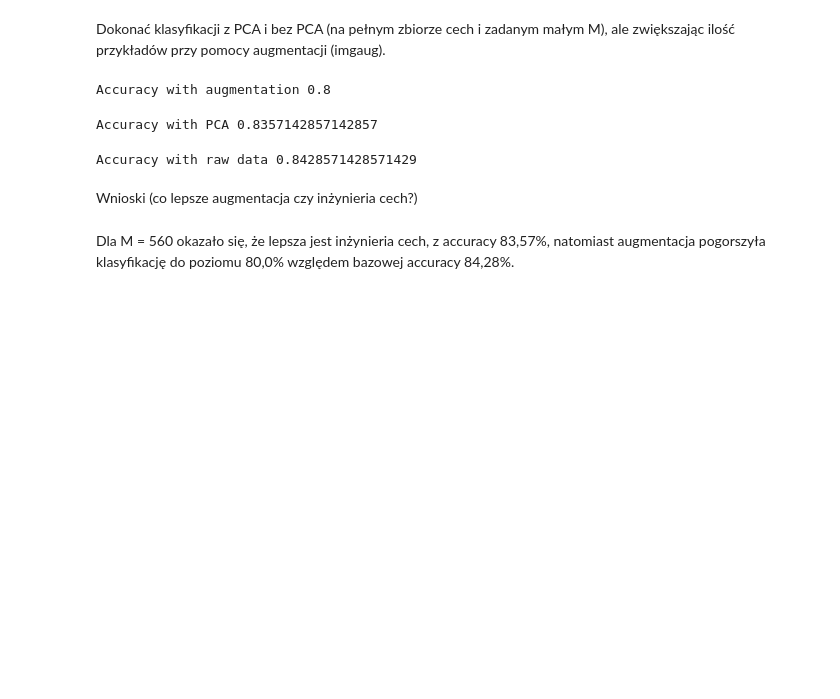
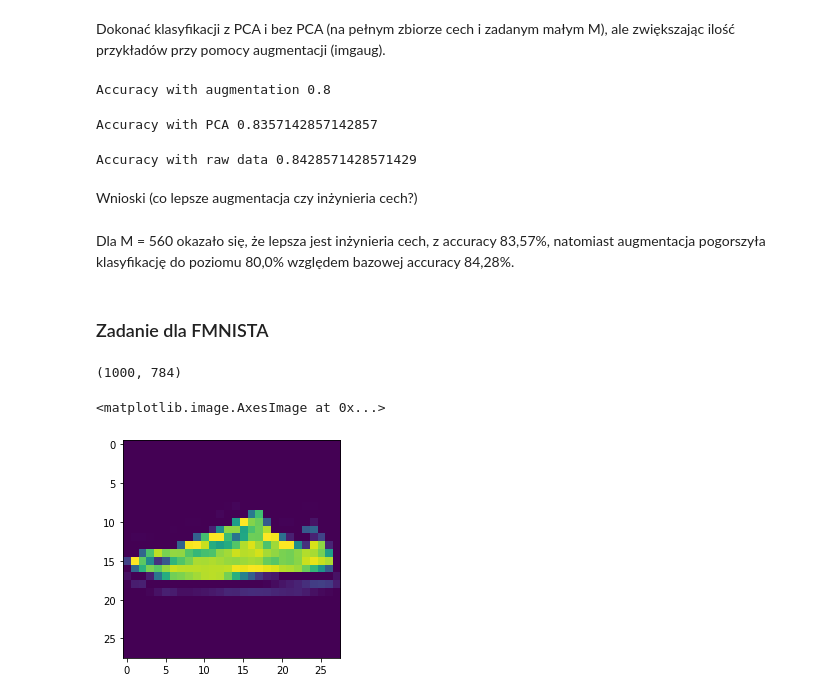
Before and after one commit to arkadiuss/ML_lab2_solution, a Jupyter notebook: lab2_tutorial.ipynb, the cells around one changed output. Saved outputs shown, nothing was run; the diff lists cells and outputs as text; code cells hidden in the pictures; blank space fills up the shorter version.

Commit message:
apply algorithms also for fmnist

```diff
--- a/lab2_tutorial.ipynb
+++ b/lab2_tutorial.ipynb
@@ -924,3 +924,21 @@ Accuracy with raw data 0.8428571428571429
 Wnioski (co lepsze augmentacja czy inżynieria cech?)
 # %% [markdown]
 Dla M = 560 okazało się, że lepsza jest inżynieria cech, z accuracy 83,57%, natomiast augmentacja pogorszyła klasyfikację do poziomu 80,0% względem bazowej accuracy 84,28%.
+# %% [markdown]
+### Zadanie dla FMNISTA
+# %%
+fmnist = fetch_openml("Fashion-MNIST", data_home="./fmnist", cache=True)
+# %%
+fmnist_zipped = list(zip(fmnist.data, fmnist.target))
+fmnist_random_sample = random.sample(fmnist_zipped, 1000)
+X, Y = zip(*(fmnist_random_sample))
+X = np.asarray(X)
+Y = np.asarray(Y)
+X.shape
+# %% [output]
+(1000, 784)
+# %%
+plt.imshow(X[0].reshape(28,28))
+# %% [output]
+<matplotlib.image.AxesImage at 0x...>
+[figure, added]
```
Also changed, not shown: parts of 15 cells of this notebook.
